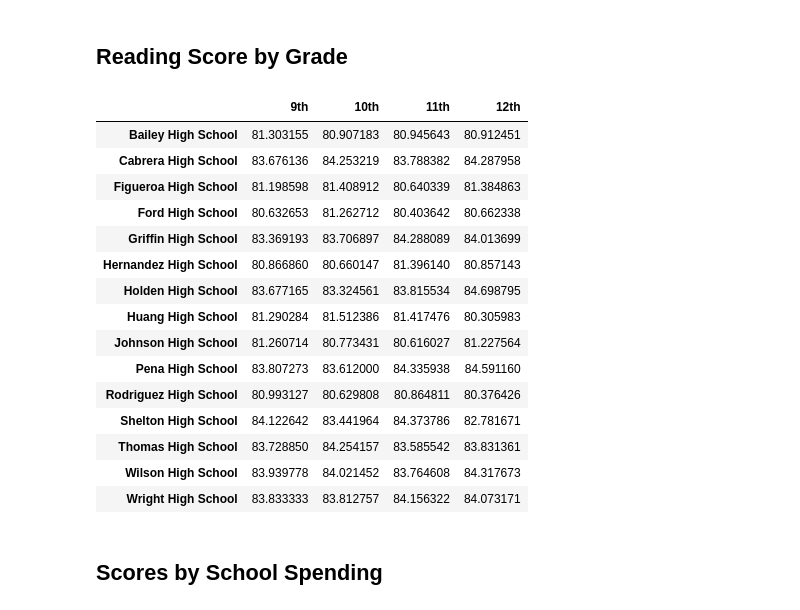
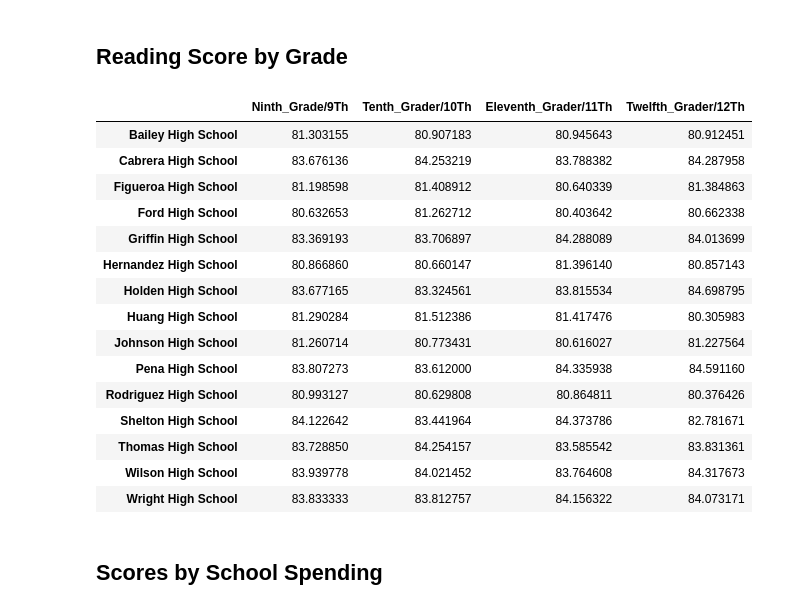
Before and after one commit to IsmailBilal92/pandas-challenge, a Jupyter notebook: PyCitySchools/PyCitySchools_starter.ipynb, the cells around one changed output. Cells and saved outputs as stored; diff of their text form; code cells hidden in the pictures.

```diff
--- a/PyCitySchools/PyCitySchools_starter.ipynb
+++ b/PyCitySchools/PyCitySchools_starter.ipynb
@@ -368,27 +373,30 @@ math_scores_by_grade
 # %%
 # Use the code provided to separate the data by grade
 ninth_graders = school_data_complete[(school_data_complete["grade"] == "9th")]
 tenth_graders = school_data_complete[(school_data_complete["grade"] == "10th")]
 eleventh_graders = school_data_complete[(school_data_complete["grade"] == "11th")]
 twelfth_graders = school_data_complete[(school_data_complete["grade"] == "12th")]
 
 # Group by `school_name` and take the mean of the the `reading_score` column for each.
-ninth_grade_reading_scores =
-tenth_grader_reading_scores =
-eleventh_grader_reading_scores =
-twelfth_grader_reading_scores =
+ninth_grade_reading_scores = ninth_graders.groupby(["school_name"])["reading_score"].mean()
+tenth_grader_reading_scores = tenth_graders.groupby(["school_name"])["reading_score"].mean()
+eleventh_grader_reading_scores = eleventh_graders.groupby(["school_name"])["reading_score"].mean()
+twelfth_grader_reading_scores = twelfth_graders.groupby(["school_name"])["reading_score"].mean()
 
 # Combine each of the scores above into single DataFrame called `reading_scores_by_grade`
-reading_scores_by_grade =
+reading_scores_by_grade = pd.DataFrame({"Ninth_Grade/9Th":ninth_grade_reading_scores ,
+                                    "Tenth_Grader/10Th":tenth_grader_reading_scores ,
+                                    "Eleventh_Grader/11Th":eleventh_grader_reading_scores,
+                                    "Twelfth_Grader/12Th":twelfth_grader_reading_scores})
 
 # Minor data wrangling
-reading_scores_by_grade = reading_scores_by_grade[["9th", "10th", "11th", "12th"]]
+reading_scores_by_grade = reading_scores_by_grade[["Ninth_Grade/9Th", "Tenth_Grader/10Th",  "Eleventh_Grader/11Th", "Twelfth_Grader/12Th"]]
 reading_scores_by_grade.index.name = None
 
 # Display the DataFrame
 reading_scores_by_grade
 # %% [output]
-|  | 9th | 10th | 11th | 12th |
+|  | Ninth_Grade/9Th | Tenth_Grader/10Th | Eleventh_Grader/11Th | Twelfth_Grader/12Th |
 | Bailey High School | 81.303155 | 80.907183 | 80.945643 | 80.912451 |
 | Cabrera High School | 83.676136 | 84.253219 | 83.788382 | 84.287958 |
 | Figueroa High School | 81.198598 | 81.408912 | 80.640339 | 81.384863 |
```
Also changed, not shown: parts of 9 cells of this notebook.
